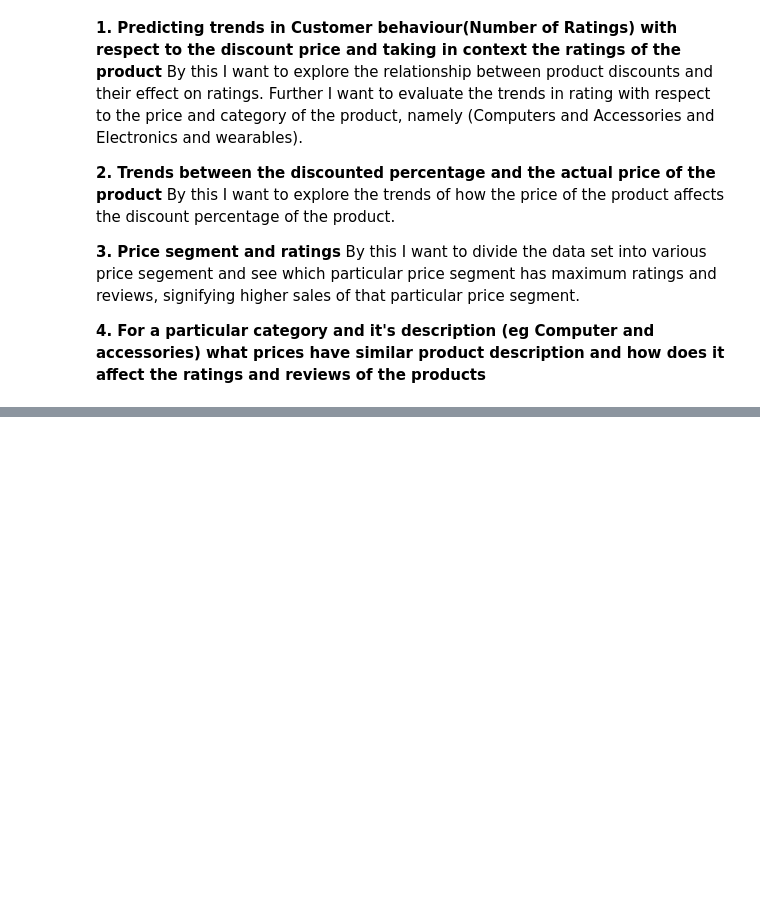
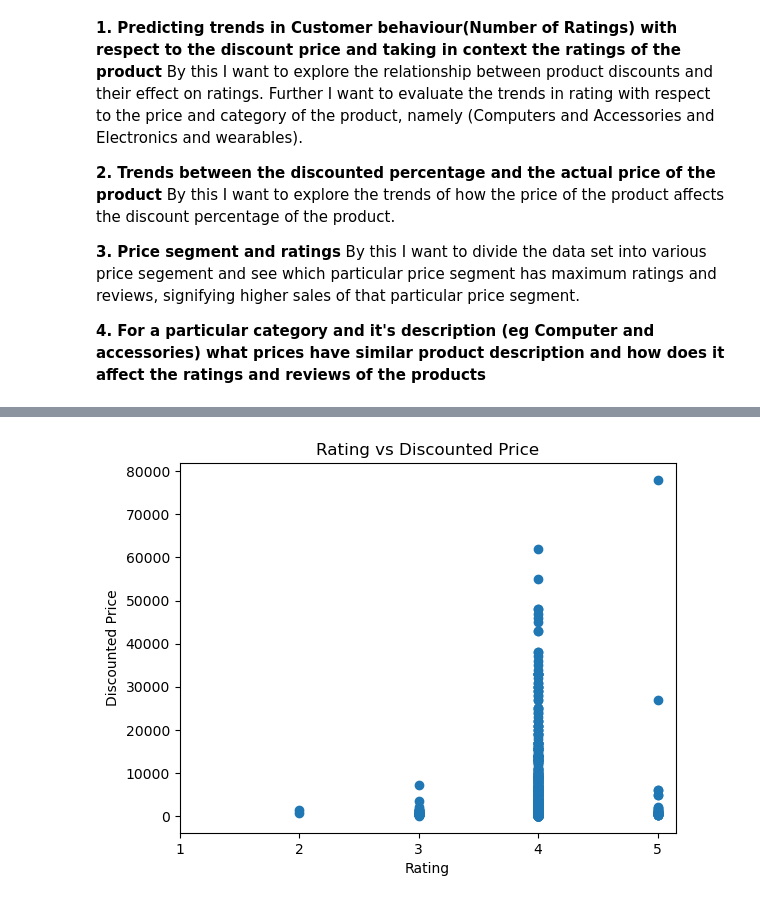
Before and after one commit to ubco-W2022T2-data301/project-group-group61, a Jupyter notebook: analysis/analysis2.ipynb, the cells around one changed output, grey strips where cells are left out. Saved outputs shown, nothing was run; the diff lists cells and outputs as text; code cells hidden in the pictures; blank space fills up the shorter version.

```diff
--- a/analysis/analysis2.ipynb
+++ b/analysis/analysis2.ipynb
@@ -7,4 +7,4 @@ import matplotlib.pyplot as plt
 import seaborn as sns
 # %%
 import pandas as pd
-df=pd.read_csv('../data/raw/amazon 2.csv')
+df1=pd.read_csv('../data/raw/amazon 2.csv')
@@ -145,0 +162,12 @@ sns.barplot(y=data.index, x= data.values)
+# %%
+df1['rating'].str.len().value_counts()
+df1 = df1[df1['rating'].str.len() > 0]
+df1['rating'] = df1['rating'].astype(float).round().astype(int)
+plt.scatter(df1['rating'], df1['discounted_price'])
+plt.xlabel('Rating')
+plt.ylabel('Discounted Price')
+plt.title('Rating vs Discounted Price')
+plt.xticks([1, 2, 3, 4, 5])
+plt.show()
+# %% [output]
+[figure, added]
```
Also changed, not shown: parts of 26 cells of this notebook.
